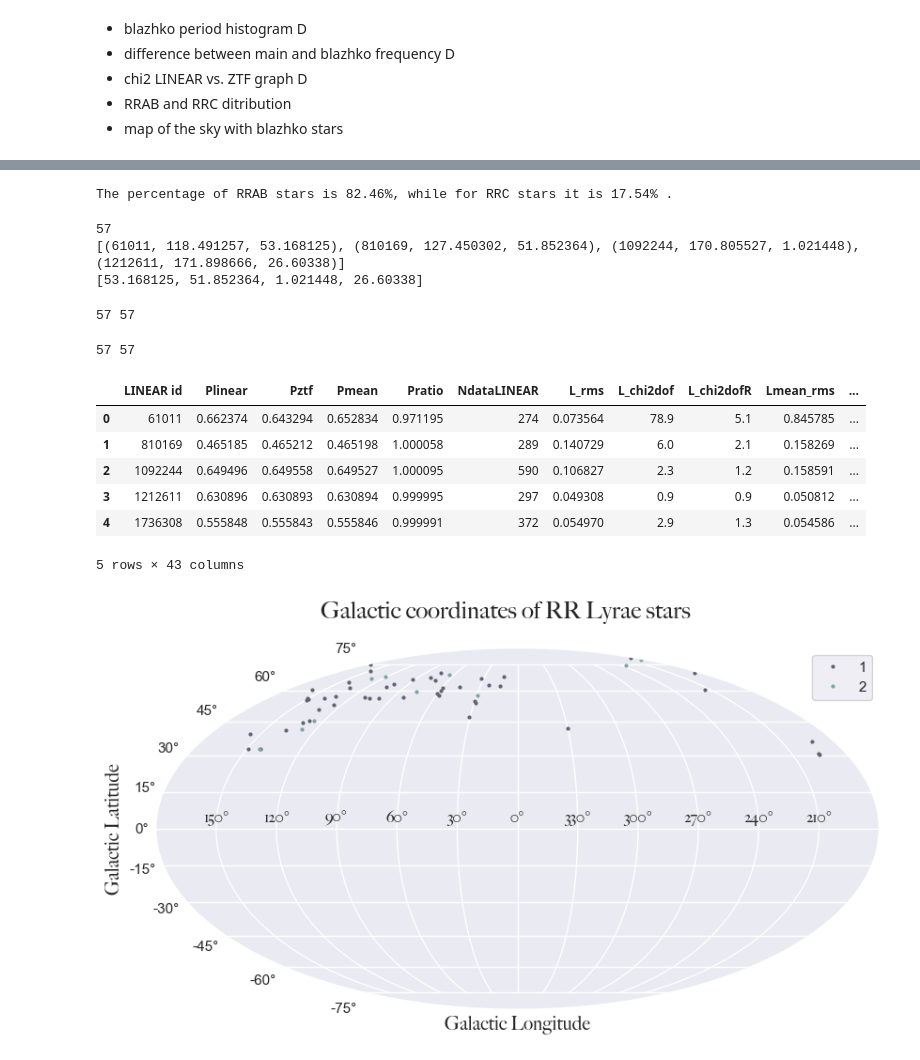
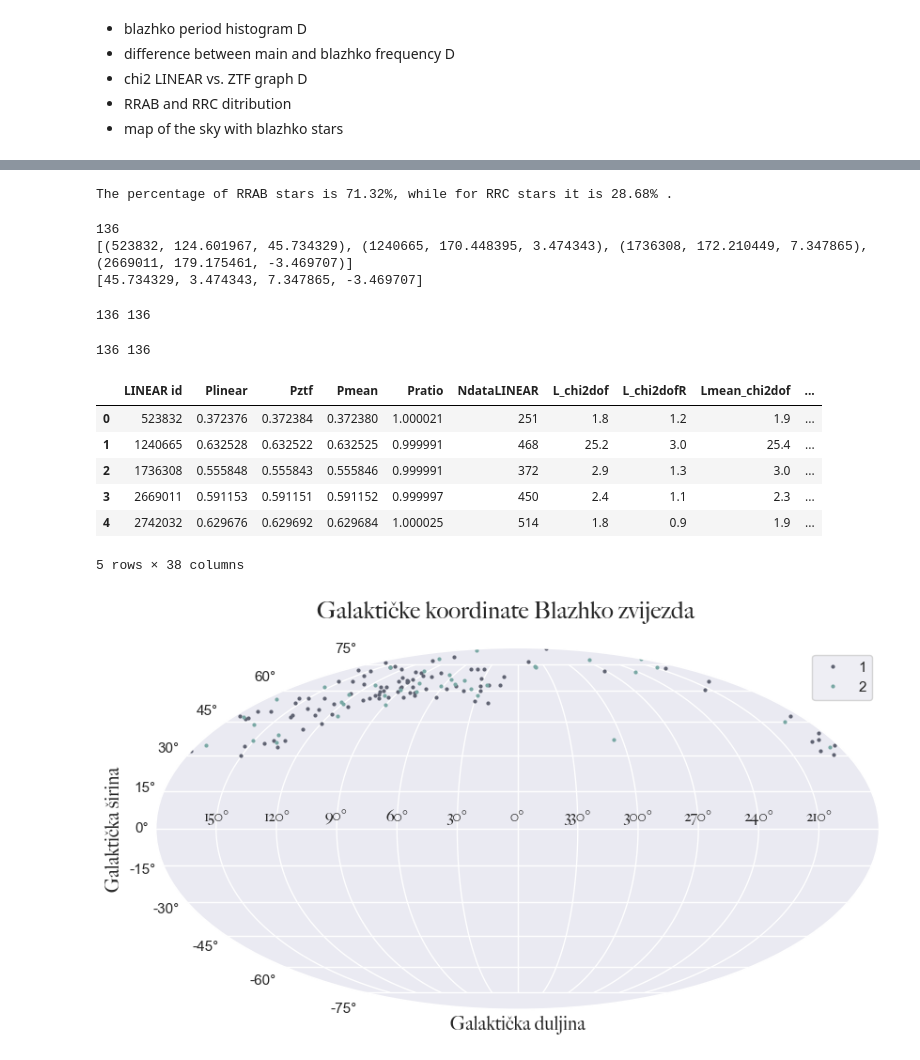
Before and after one commit to emadonev/var_stars, a Jupyter notebook: nbs/06_Blazhko_star_analysis.ipynb, the cells around one changed output, grey strips where cells are left out. Cells and saved outputs as stored; diff of their text form; code cells hidden in the pictures.

```diff
--- a/nbs/06_Blazhko_star_analysis.ipynb
+++ b/nbs/06_Blazhko_star_analysis.ipynb
@@ -100,7 +100,7 @@ rrlyrae.head()
 | 3 | 120.294960 | 40.932457 | 1.180 | 0.237 | 1.087 | 0.368 | -0.170871 | 0.753 | -0.121 | -0.927 | 15.39 | ... |
 | 4 | 120.124542 | 40.656620 | 1.178 | -0.145 | 0.835 | 0.277 | -0.503252 | 0.550 | 0.140 | -0.650 | 16.98 | ... |
 # %%
-LINEAR_RRLR = pd.read_csv('../outputs/LINEAR_RRLR.csv')
+LINEAR_RRLR = pd.read_csv('../outputs/Lrrlyr_unprocessed.csv')
 # %%
 LINEAR_RRLR.head()
 # %% [output]
@@ -244,7 +259,3 @@ No artists with labels found to put in legend.  Note that artists whose label st
 # %%
-BE_STARS = BE_STARS.drop(57)
-BE_STARS = BE_STARS.drop(58)
-BE_STARS = BE_STARS.drop(59)
-
 lc_counts = BE_STARS['LCtype'].value_counts().reset_index()
 lc_counts.columns = ['LCtype', 'Count']
@@ -263,7 +264,7 @@ p1 = round(lc_counts['Count'][0]/len(BE_STARS['LINEAR id']),4)*100
 p2 = round(lc_counts['Count'][1]/len(BE_STARS['LINEAR id']), 4)*100
 print(f'The percentage of RRAB stars is {p1}%, while for RRC stars it is {p2}% .')
 # %% [output]
-The percentage of RRAB stars is 82.46%, while for RRC stars it is 17.54% .
+The percentage of RRAB stars is 71.32%, while for RRC stars it is 28.68% .
 # %%
 coords = []
 
@@ -282,9 +283,9 @@ ra = [x[1] for x in be_coords]
 dec = [x[2] for x in be_coords]
 print(dec[:4])
 # %% [output]
-57
-[(61011, 118.491257, 53.168125), (810169, 127.450302, 51.852364), (1092244, 170.805527, 1.021448), (1212611, 171.898666, 26.60338)]
-[53.168125, 51.852364, 1.021448, 26.60338]
+136
+[(523832, 124.601967, 45.734329), (1240665, 170.448395, 3.474343), (1736308, 172.210449, 7.347865), (2669011, 179.175461, -3.469707)]
+[45.734329, 3.474343, 7.347865, -3.469707]
 # %%
 #| code-fold: false
 # DETERMINING THE RECTASCENSION AND DECLINATION COORDS
@@ -301,7 +302,7 @@ for i in range(len(list(BE_STARS['LINEAR id']))): # for every id in our dataset
 
 print(len(rec_ab), len(dec_ab))
 # %% [output]
-57 57
+136 136
 # %%
 #| code-fold: false
 # CONVERTING THE COORDINATES INTO GALACTIC COORDS
@@ -328,37 +329,37 @@ for k in range(len(rec_ab)): # for every star in our ab dataset
     b_ab.append(b_rad)
 print(len(l_ab), len(b_ab))
 # %% [output]
-57 57
+136 136
 # %%
 BE_STARS['lab'] = l_ab
 BE_STARS['bab'] = b_ab
 BE_STARS.head()
 # %% [output]
-|  | LINEAR id | Plinear | Pztf | Pmean | Pratio | NdataLINEAR | L_rms | L_chi2dof | L_chi2dofR | Lmean_rms | ... |
-| 0 | 61011 | 0.662374 | 0.643294 | 0.652834 | 0.971195 | 274 | 0.073564 | 78.9 | 5.1 | 0.845785 | ... |
-| 1 | 810169 | 0.465185 | 0.465212 | 0.465198 | 1.000058 | 289 | 0.140729 | 6.0 | 2.1 | 0.158269 | ... |
-| 2 | 1092244 | 0.649496 | 0.649558 | 0.649527 | 1.000095 | 590 | 0.106827 | 2.3 | 1.2 | 0.158591 | ... |
-| 3 | 1212611 | 0.630896 | 0.630893 | 0.630894 | 0.999995 | 297 | 0.049308 | 0.9 | 0.9 | 0.050812 | ... |
-| 4 | 1736308 | 0.555848 | 0.555843 | 0.555846 | 0.999991 | 372 | 0.054970 | 2.9 | 1.3 | 0.054586 | ... |
+|  | LINEAR id | Plinear | Pztf | Pmean | Pratio | NdataLINEAR | L_chi2dof | L_chi2dofR | Lmean_chi2dof | ... |
+| 0 | 523832 | 0.372376 | 0.372384 | 0.372380 | 1.000021 | 251 | 1.8 | 1.2 | 1.9 | ... |
+| 1 | 1240665 | 0.632528 | 0.632522 | 0.632525 | 0.999991 | 468 | 25.2 | 3.0 | 25.4 | ... |
+| 2 | 1736308 | 0.555848 | 0.555843 | 0.555846 | 0.999991 | 372 | 2.9 | 1.3 | 3.0 | ... |
+| 3 | 2669011 | 0.591153 | 0.591151 | 0.591152 | 0.999997 | 450 | 2.4 | 1.1 | 2.3 | ... |
+| 4 | 2742032 | 0.629676 | 0.629692 | 0.629684 | 1.000025 | 514 | 1.8 | 0.9 | 1.9 | ... |
-5 rows × 43 columns
+5 rows × 38 columns
 # %%
 #| code-fold: false
 # PLOTTING THE STARS
 
 fig = plt.figure(figsize=(10, 5))
 ax = fig.add_subplot(111, projection='mollweide')
 groups = BE_STARS.groupby('LCtype')
 for name, group in groups:
     plt.plot(group.lab, group.bab, marker='o', linestyle='', markersize=2, label=name)
 
 ax.grid(True)
-fig.suptitle('Galactic coordinates of RR Lyrae stars', fontproperties=font,fontsize=18)
+fig.suptitle('Galaktičke koordinate Blazhko zvijezda', fontproperties=font,fontsize=18)
 ax.set_xticks(np.radians([-150, -120, -90, -60, -30, 0, 30, 60, 90, 120, 150]))
 ax.set_xticklabels(['150°', '120°', '90°', '60°', '30°', '0°', '330°', '300°', '270°', '240°', '210°'], fontproperties=font, fontsize=12)
-ax.set_xlabel('Galactic Longitude', fontproperties=font, fontsize=14)
-ax.set_ylabel('Galactic Latitude', fontproperties=font, fontsize=14)
+ax.set_xlabel('Galaktička duljina', fontproperties=font, fontsize=14)
+ax.set_ylabel('Galaktička širina', fontproperties=font, fontsize=14)
 plt.legend()
 plt.savefig('../images/galactic_coords_blazhko.png', dpi=650)
 plt.show()
 # %% [output]
-[figure, old version]
+[figure, new version]
```
Also changed, not shown: parts of 16 cells of this notebook, 44 other files.
